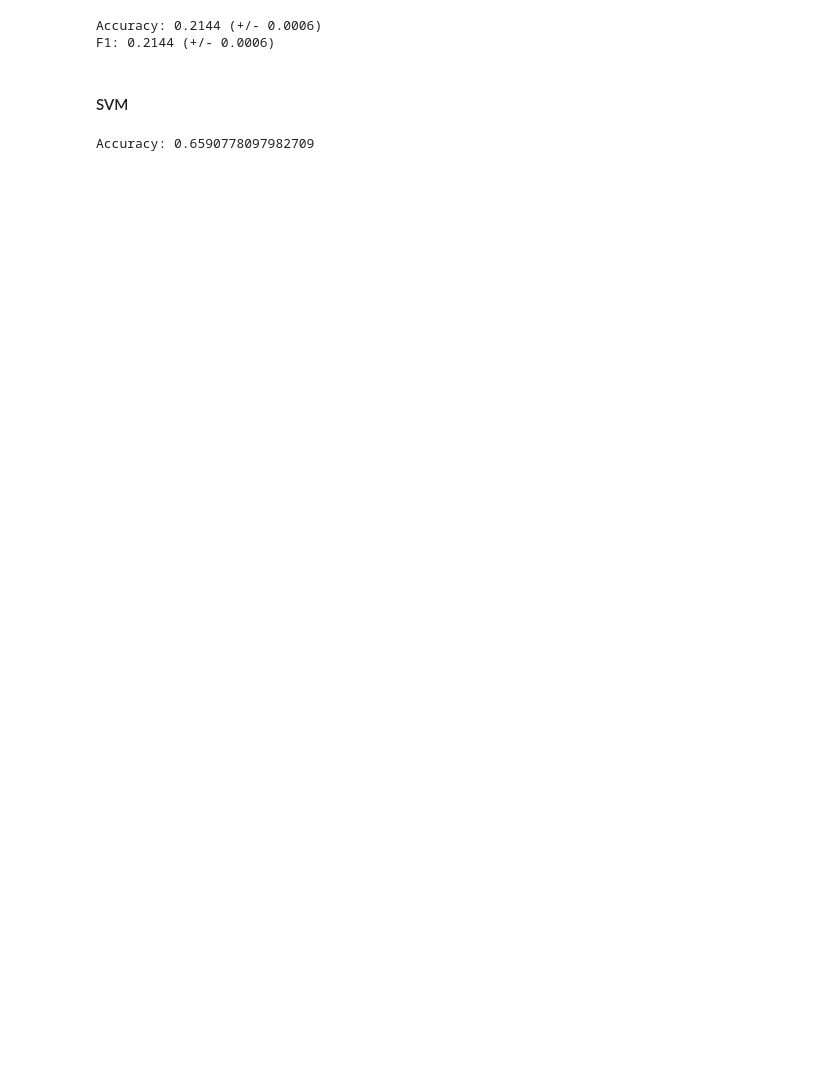
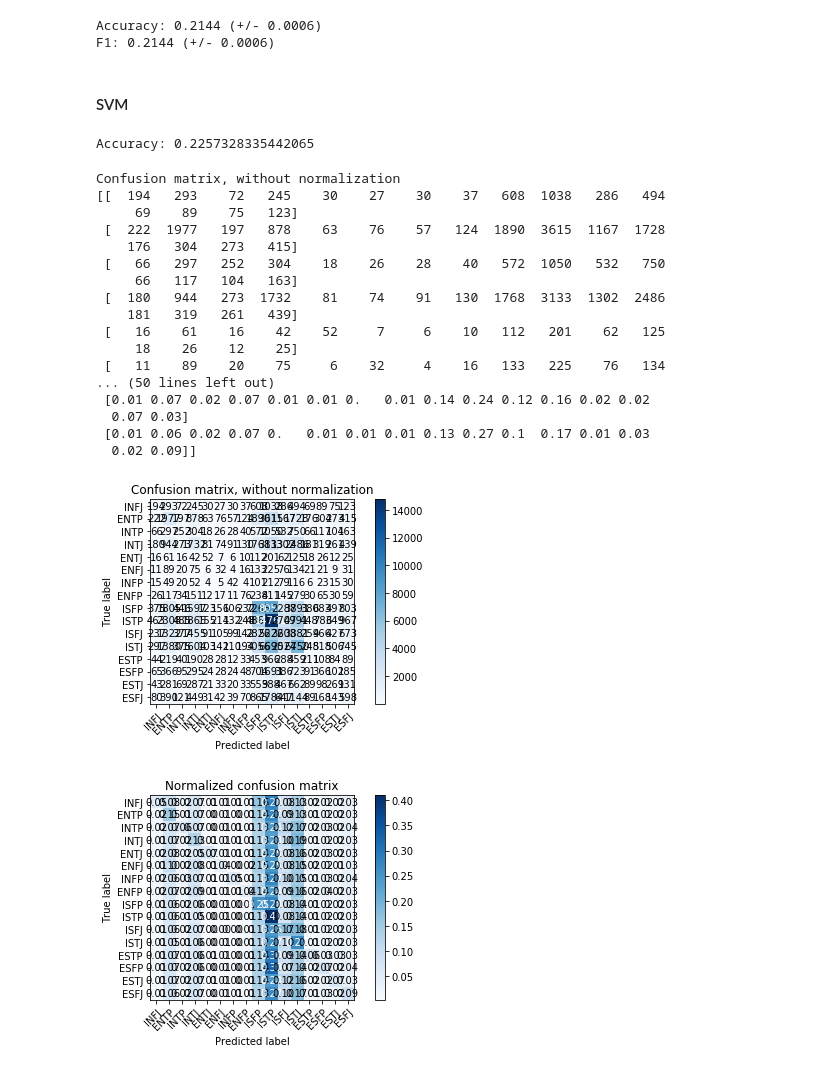
Before and after one commit to literate-waffle/mbti, a Jupyter notebook: mbti.ipynb, the cells around one changed output. Cells and saved outputs as stored; diff of their text form; code cells hidden in the pictures; blank space fills up the shorter version.

```diff
--- a/mbti.ipynb
+++ b/mbti.ipynb
@@ -281,12 +328,48 @@ text_clf_svm = Pipeline([('vect', CountVectorizer(stop_words='english')),
                      ('clf', SGDClassifier(max_iter=1000, tol=1e-3)),
                     ])
 
-text_clf_svm = text_clf_svm.fit(train['preprocessed_posts'], train['type'])
+text_clf_svm = text_clf_svm.fit(train['preprocessed_post'], train['type'])
 
-predicted_svm = text_clf_svm.predict(test['preprocessed_posts'])
+predicted_svm = text_clf_svm.predict(test['preprocessed_post'])
 print("Accuracy: {}".format(np.mean(predicted_svm == test['type'])))
 # default : 0.6585
 # stop_words : 0.6571
 # stop_words & preprocessed: 0.6591
 # %% [output]
-Accuracy: 0.6590778097982709
+Accuracy: 0.2257328335442065
+# %%
+import numpy as np
+import matplotlib.pyplot as plt
+from performance import plot_confusion_matrix
+
+np.set_printoptions(precision=2)
+
+# Plot non-normalized confusion matrix
+plot_confusion_matrix(test['type'], predicted_svm, classes=class_names,
+                      title='Confusion matrix, without normalization')
+
+# Plot normalized confusion matrix
+plot_confusion_matrix(test['type'], predicted_svm, classes=class_names, normalize=True,
+                      title='Normalized confusion matrix')
+
+plt.show()
+# %% [output]
+Confusion matrix, without normalization
+[[  194   293    72   245    30    27    30    37   608  1038   286   494
+     69    89    75   123]
+ [  222  1977   197   878    63    76    57   124  1890  3615  1167  1728
+    176   304   273   415]
+ [   66   297   252   304    18    26    28    40   572  1050   532   750
+     66   117   104   163]
+ [  180   944   273  1732    81    74    91   130  1768  3133  1302  2486
+    181   319   261   439]
+ [   16    61    16    42    52     7     6    10   112   201    62   125
+     18    26    12    25]
+ [   11    89    20    75     6    32     4    16   133   225    76   134
+... (50 lines left out)
+ [0.01 0.07 0.02 0.07 0.01 0.01 0.   0.01 0.14 0.24 0.12 0.16 0.02 0.02
+  0.07 0.03]
+ [0.01 0.06 0.02 0.07 0.   0.01 0.01 0.01 0.13 0.27 0.1  0.17 0.01 0.03
+  0.02 0.09]]
+[figure, added]
+[figure, added]
```
Also changed, not shown: parts of 11 cells of this notebook, 1 other file.
